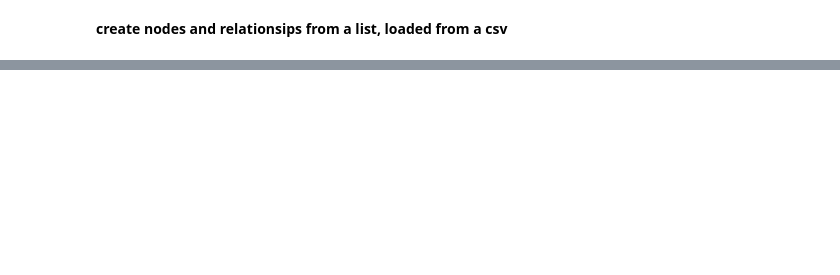
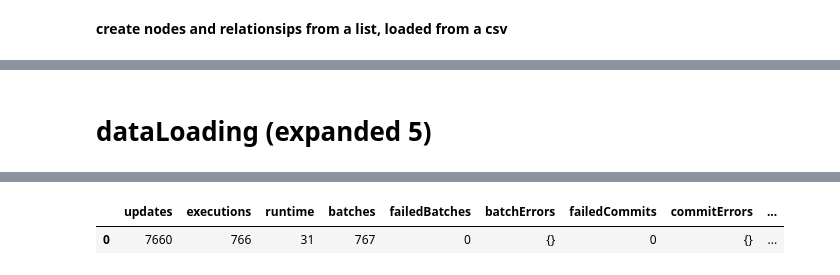
Before and after one commit to albert-kevin/azuremachinelearning, a Jupyter notebook: code/notebooks/howto_Graph.ipynb, the cells around one changed output, grey strips where cells are left out. Drawn from its saved outputs; the diff is of its cells as text; code cells hidden in the pictures; blank space fills up the shorter version.

```diff
--- a/code/notebooks/howto_Graph.ipynb
+++ b/code/notebooks/howto_Graph.ipynb
@@ -54,0 +65,3 @@ graph = Graph(host=neo_server, auth=(user, passw))
+# %%
+# remove queries
+graph.run("""CALL dbms.killQueries(["query-12573"])""").to_data_frame()
@@ -569,0 +757,15 @@ Wall time: 18.1 s
+# %%
+query = """
+MATCH (a:Article)
+WITH collect(a) AS articles
+CALL apoc.nlp.azure.entities.graph(articles, {
+  key: "618f207e871d4ea3a79dd6889b8a6f7c",
+  url: "https://westeurope.api.cognitive.microsoft.com/",
+  nodeProperty: "body",
+  writeRelationshipType: "ENTITY",
+  write: true
+})
+YIELD graph AS g
+RETURN g
+"""
+graph.run(query).to_data_frame()
@@ -569,0 +779,15 @@ Wall time: 18.1 s
+# %%
+%%time
+query = """
+MATCH (vn:VarietyName)
+WHERE NOT vn.name in ['black', 'red', 'white', 'blend', 'style', 'other', 'blank', 'gris']
+WITH vn
+MATCH (p:Product {value:vn.name})
+WITH p
+MATCH (p:Product)-[:PRODUCT_IN]->(d:Description)<-[:HAS_DESCRIPTION]-(w:Wine)-[:HAS_VARIETY]->(v:Variety)
+WHERE tolower(v.name) contains('merlot')
+WITH w, p ORDER BY p.value
+WITH w, collect(DISTINCT p.value) as grapes
+RETURN grapes, count(grapes) as popularity order by popularity desc
+"""
+graph.run(query).to_data_frame()
@@ -569,0 +805,15 @@ Wall time: 18.1 s
+# %% [markdown]
+# dataLoading (expanded 5)
+# %%
+%%time
+# remove relationships between Taster and Wine
+query = """
+CALL apoc.periodic.commit("
+    MATCH (t:Taster)-[r:RATES_WINE]->(w:Wine)
+    WITH r LIMIT $limit
+    DELETE r
+    RETURN COUNT(*)",
+    {limit:10})
+"""
+graph.run(query).to_data_frame()
+# %% [output]
@@ -569,0 +822,2 @@ Wall time: 18.1 s
+|  | updates | executions | runtime | batches | failedBatches | batchErrors | failedCommits | commitErrors | ... |
+| 0 | 7660 | 766 | 31 | 767 | 0 | {} | 0 | {} | ... |
```
Also changed, not shown: parts of 47 cells of this notebook, 2 other files.
